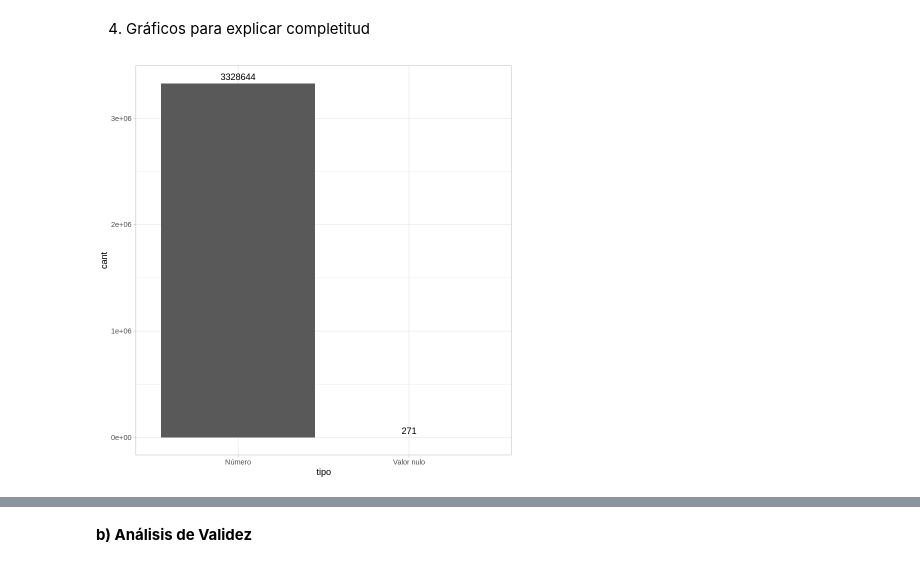
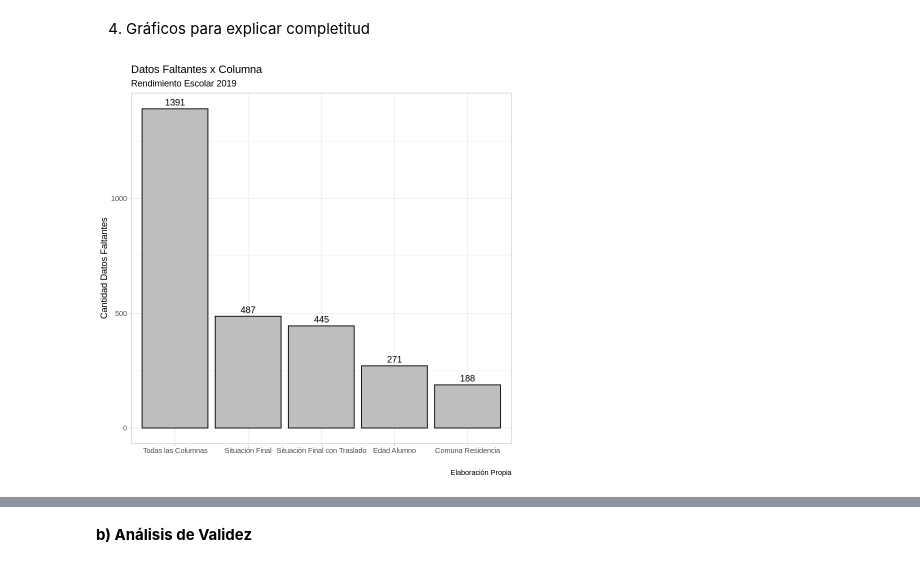
Before and after one commit to adelrio89/data_science_for_public_policy, a Jupyter notebook: Tarea_2_Gestión_de_Datos.ipynb, the cells around one changed output, grey strips where cells are left out. Drawn from its saved outputs; the diff is of its cells as text; code cells hidden in the pictures.

```diff
--- a/Tarea_2_Gestión_de_Datos.ipynb
+++ b/Tarea_2_Gestión_de_Datos.ipynb
@@ -231,7 +358,21 @@ print(completitud_tabla)
 # %% [markdown]
 4.   Gráficos para explicar completitud
-# %%
-data_edad <- rendimiento_2019 %>% mutate(tipo=ifelse(is.na(EDAD_ALU),'Valor nulo','Número')) %>% group_by(tipo) %>% summarise(cant=n())
-ggplot(data_edad, aes(x=tipo,y=cant)) + geom_col() + geom_text(aes(label=cant),vjust = -0.5) + theme_light()
-# %% [output]
-[figure, removed]
+# %%
+# Debido a que la proporción de datos faltantes es muy pequeña para todas las columnas,
+# se muestra solamente el total de NAs por columna.
+na_edad <- sum(is.na(rendimiento_2019$EDAD_ALU))
+na_comuna <- sum(is.na(rendimiento_2019$NOM_COM_ALU))
+na_sit_fin <- sum(is.na(rendimiento_2019$SIT_FIN))
+na_sit_fin_r <- sum(is.na(rendimiento_2019$SIT_FIN_R))
+total <- sum(is.na(rendimiento_2019))
+variable <- c('Edad Alumno','Comuna Residencia','Situación Final', 'Situación Final con Traslado', 'Todas las Columnas')
+valor <- c(na_edad, na_comuna, na_sit_fin, na_sit_fin_r, total)
+g_resumen <- data.frame(variable, valor)
+# %%
+ggplot(g_resumen, aes(x=reorder(variable,-valor), y=valor)) +
+geom_col(fill="gray",color="black") +
+geom_text(aes(label=valor),vjust = -0.5) +
+labs(x='',y='Cantidad Datos Faltantes', title='Datos Faltantes x Columna', subtitle='Rendimiento Escolar 2019', caption='Elaboración Propia') +
+theme_light()
+# %% [output]
+[figure, added]
```
Also changed, not shown: parts of 42 cells of this notebook.
